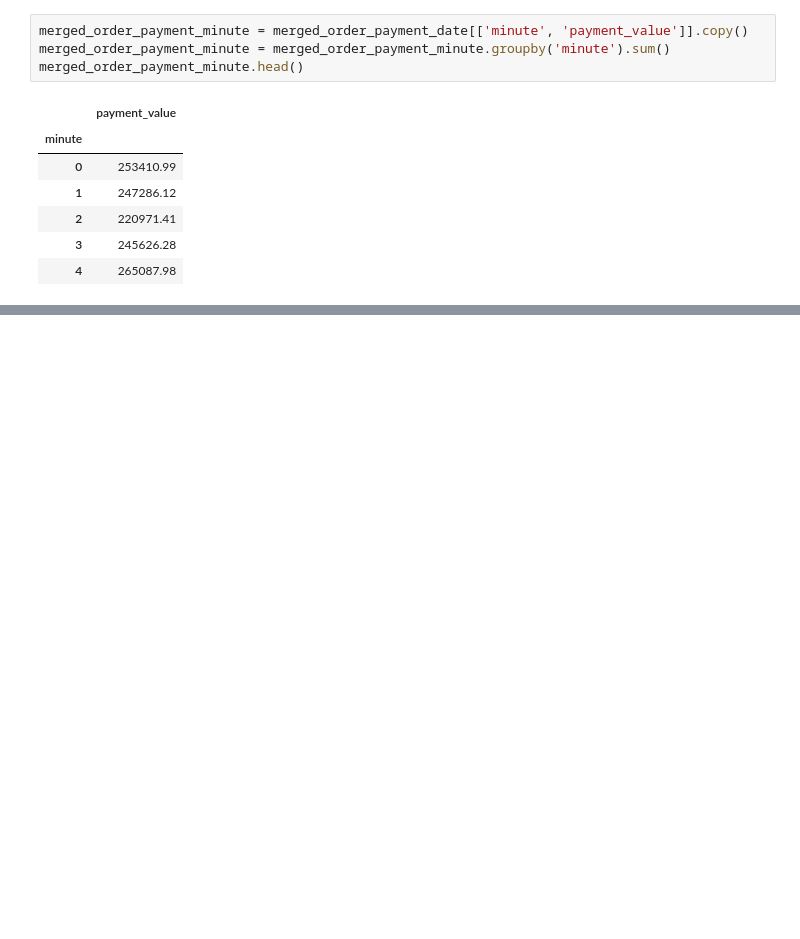
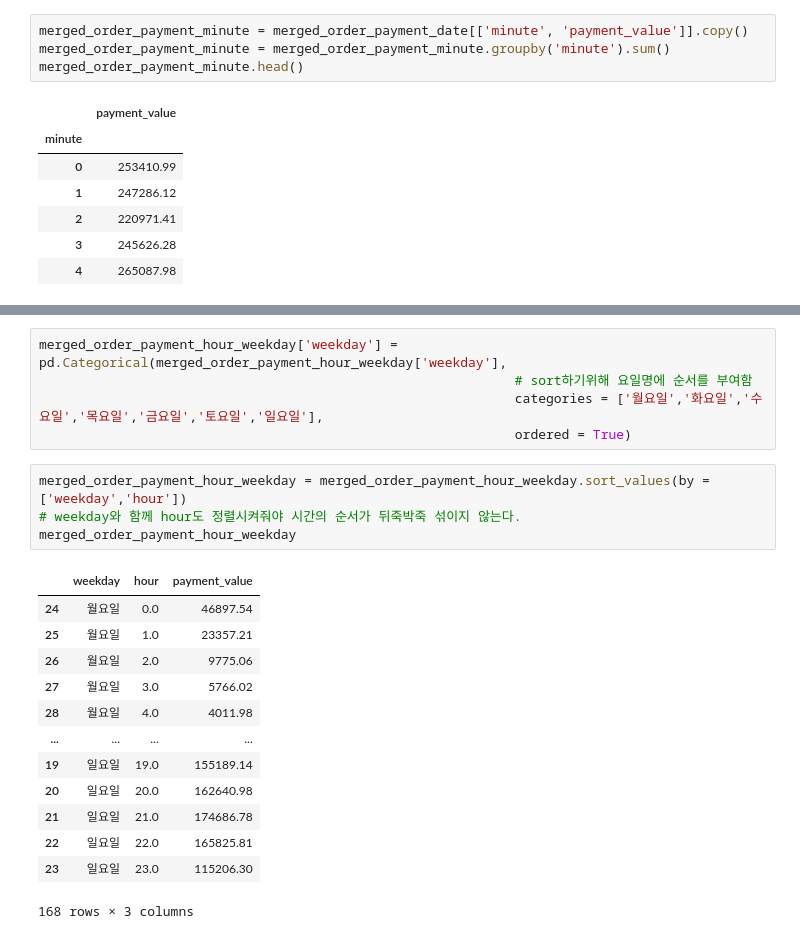
Before and after one commit to jhryu1208/Python_DataAnalysis_Pandas, a Jupyter notebook: Pandas/Brazilian_Ecommerce_EDA/BEE4.ipynb, the cells around one changed output, grey strips where cells are left out. Drawn from its saved outputs; the diff is of its cells as text; blank space fills up the shorter version.

```diff
--- a/Pandas/Brazilian_Ecommerce_EDA/BEE4.ipynb
+++ b/Pandas/Brazilian_Ecommerce_EDA/BEE4.ipynb
@@ -429,0 +537,23 @@ merged_order_payment_minute.iplot(kind='bar', theme='white')
+# %%
+merged_order_payment_hour_weekday['weekday'] = pd.Categorical(merged_order_payment_hour_weekday['weekday'],
+                                                             # sort하기위해 요일명에 순서를 부여함
+                                                             categories = ['월요일','화요일','수요일','목요일','금요일','토요일','일요일'],
+                                                             ordered = True)
+# %%
+merged_order_payment_hour_weekday = merged_order_payment_hour_weekday.sort_values(by = ['weekday','hour'])
+# weekday와 함께 hour도 정렬시켜줘야 시간의 순서가 뒤죽박죽 섞이지 않는다.
+merged_order_payment_hour_weekday
+# %% [output]
+|  | weekday | hour | payment_value |
+| 24 | 월요일 | 0.0 | 46897.54 |
+| 25 | 월요일 | 1.0 | 23357.21 |
+| 26 | 월요일 | 2.0 | 9775.06 |
+| 27 | 월요일 | 3.0 | 5766.02 |
+| 28 | 월요일 | 4.0 | 4011.98 |
+| ... | ... | ... | ... |
+| 19 | 일요일 | 19.0 | 155189.14 |
+| 20 | 일요일 | 20.0 | 162640.98 |
+| 21 | 일요일 | 21.0 | 174686.78 |
+| 22 | 일요일 | 22.0 | 165825.81 |
+| 23 | 일요일 | 23.0 | 115206.30 |
+168 rows × 3 columns
```
Also changed, not shown: parts of 11 cells of this notebook.
